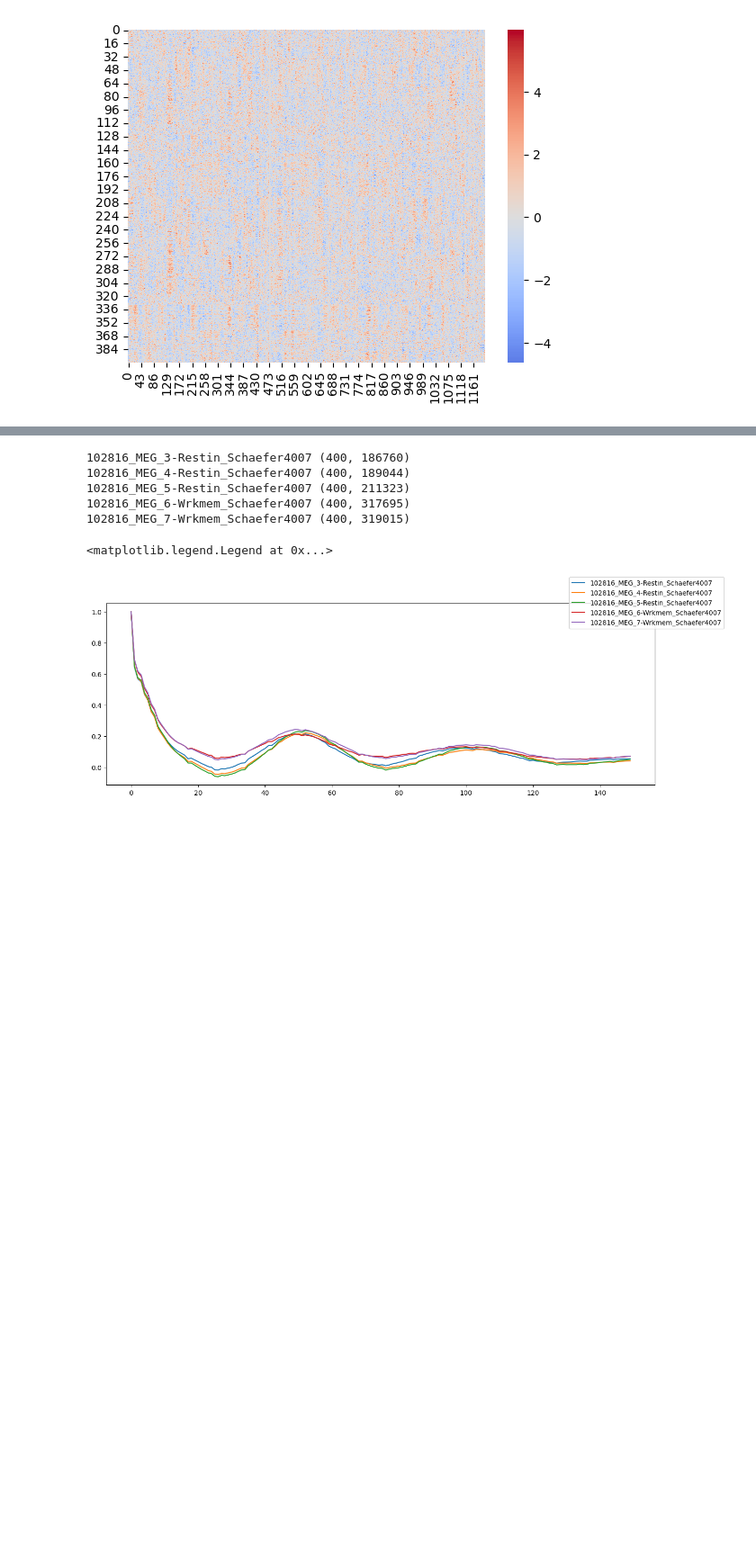
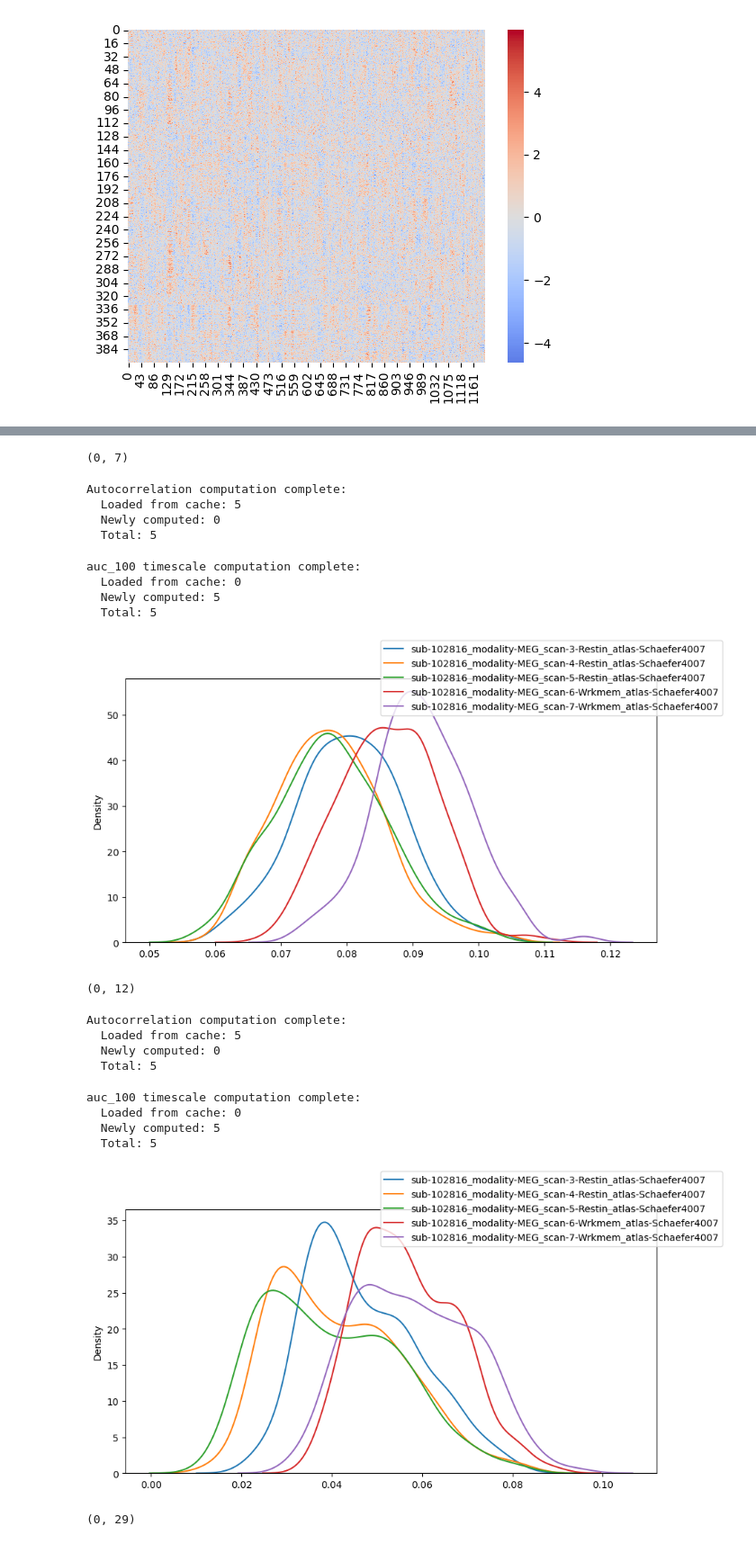
Before and after one commit to LindenParkesLab/intrinsic_neural_timescales, a Jupyter notebook: scripts/timescales_dev.ipynb, the cells around one changed output, grey strips where cells are left out. Shown at 90% size. Cells and saved outputs as stored; diff of their text form; code cells hidden in the pictures; blank space fills up the shorter version.

```diff
--- a/scripts/timescales_dev.ipynb
+++ b/scripts/timescales_dev.ipynb
@@ -36,13 +38,15 @@ rest_scans = data_loader.register_3t_rest_scans(
 
 # Load the data
 rest_data = data_loader.load_batch(
-    modalities=['MRI_3T'],
+    modalities=['MRI3T'],
     conditions=['rest'],
     verbose=True
 )
 
 print(f"Loaded {len(rest_data)} scans")
 # data_loader.clear_cache()
+
+print(rest_data.keys())
 # %% [output]
 Loading 4 scans...
   [1/4] 102816 rfMRIREST1LR
@@ -110 +120,10 @@ Loaded behavioral data: 1206 subjects
+# %%
+freq_windows = [
+    # (0, 4),  # up to delta limit
+    (0, 7),  # up to theta limit
+    (0, 12),  # up to alpha limit
+    (0, 29),  # up to beta limit
+    (0, 60),  # up to low gamma limit
+    None,
+]
 # %%
@@ -113,14 +134,46 @@ autocorr = timescales_processor.autocorr
 # %%
-fig, axes = plt.subplots(1, 1, figsize=(15, 5))
-for scan in autocorr.keys():
-    print(scan, autocorr[scan].shape)
-    plt.plot(autocorr[scan].mean(axis=0)[:150], label=scan)
-fig.legend()
+for freq_window in freq_windows:
+    print(freq_window)
+    timescales_processor.compute_autocorrelation_function(use_fft=True, freq_window=freq_window)
+    autocorr_dict = timescales_processor.autocorr_dict
+
+    # fig, axes = plt.subplots(1, 1, figsize=(10, 2.5))
+    # for scan in autocorr_dict.keys():
+    #     # print(scan, autocorr_dict[scan].shape)
+    #     plt.plot(autocorr_dict[scan].mean(axis=0)[:150], label=scan)
+    #     # plt.plot(autocorr_dict[scan][0, :150], label=scan)
+    # plt.axhline(y=0, linestyle=':', color='gray')
+    # fig.legend()
+    # plt.show()
+
+    timescales_processor.compute_timescale_measures(method='auc_100', save_outputs=False, force_recompute=True)
+    timescales_dict = timescales_processor.timescales_dict
+
+    fig, axes = plt.subplots(1, 1, figsize=(10, 5))
+    for scan in autocorr_dict.keys():
+        # print(scan, autocorr_dict[scan].shape)
+        sns.kdeplot(timescales_dict[scan], label=scan)
+    fig.legend()
+    plt.show()
 # %% [output]
-102816_MEG_3-Restin_Schaefer4007 (400, 186760)
-102816_MEG_4-Restin_Schaefer4007 (400, 189044)
-102816_MEG_5-Restin_Schaefer4007 (400, 211323)
-102816_MEG_6-Wrkmem_Schaefer4007 (400, 317695)
-102816_MEG_7-Wrkmem_Schaefer4007 (400, 319015)
+(0, 7)
-<matplotlib.legend.Legend at 0x...>
+Autocorrelation computation complete:
+  Loaded from cache: 5
+  Newly computed: 0
+  Total: 5
+auc_100 timescale computation complete:
+  Loaded from cache: 0
+  Newly computed: 5
+  Total: 5
-[figure, old version]
+[figure, new version]
+(0, 12)
+Autocorrelation computation complete:
+  Loaded from cache: 5
+  Newly computed: 0
+  Total: 5
+auc_100 timescale computation complete:
+  Loaded from cache: 0
+  Newly computed: 5
+  Total: 5
+[figure, added]
+(0, 29)
```
Also changed, not shown: parts of 8 cells of this notebook.
